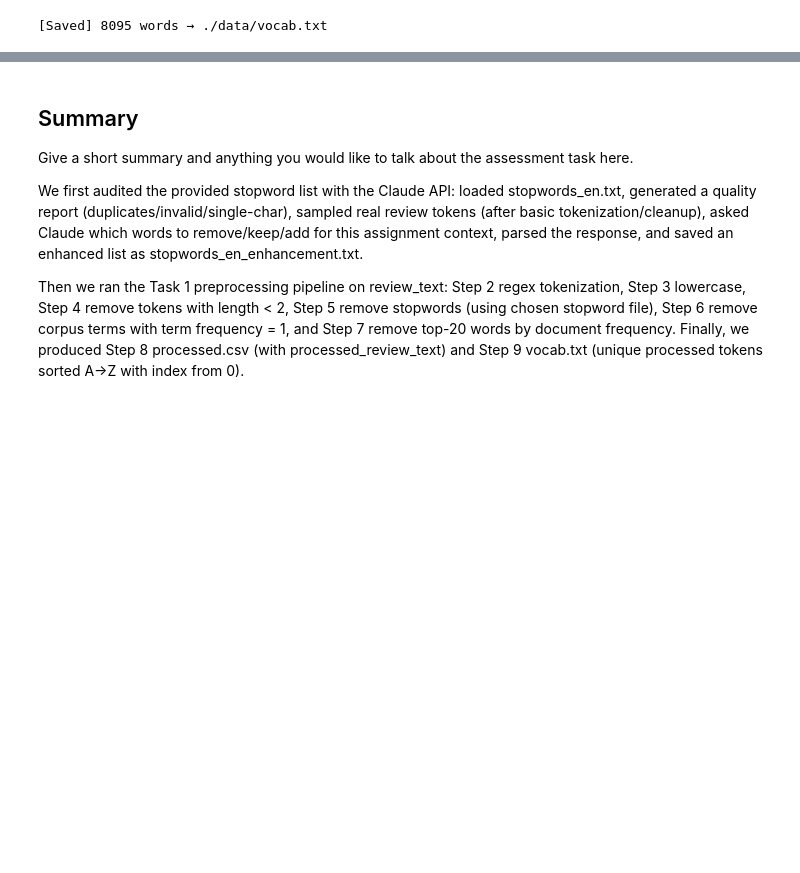
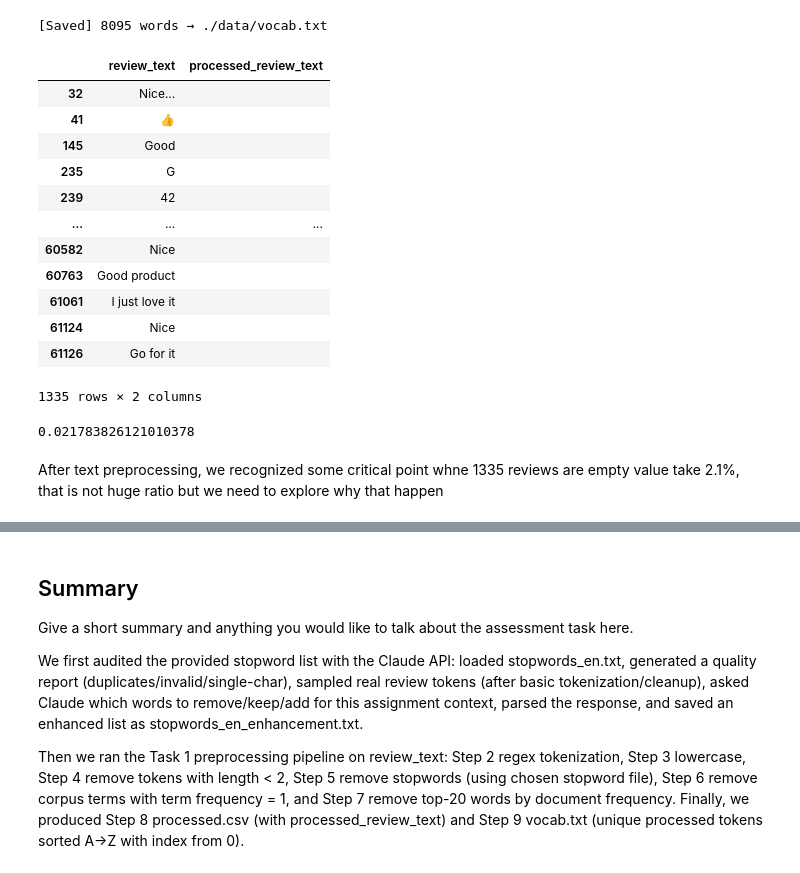
Before and after one commit to DatacollectorVN/RMIT-Advanced-Programming-for-Data-Science, a Jupyter notebook: assigments/group/task1.ipynb, the cells around one changed output, grey strips where cells are left out. Saved outputs shown, nothing was run; the diff lists cells and outputs as text; code cells hidden in the pictures; blank space fills up the shorter version.

```diff
--- a/assigments/group/task1.ipynb
+++ b/assigments/group/task1.ipynb
@@ -683,25 +683,25 @@ def preprocess(texts: list[str], stopwords: list[str], top_k_df: int = 20) -> li
     Apply Task1 Step 2 -> Step 7 on a collection of documents.
     Returns: list of token lists (one per document).
     """
-    stop_set = set(w.lower().strip() for w in stopwords if w.strip())
+    stop_set: set[str] = set(w.lower().strip() for w in stopwords if w.strip())
     # Step 2-5: tokenize, lowercase, len>=2, remove stopwords
-    docs = []
+    docs: list[list[str]] = []
     for text in texts:
-        tokens = TOKENIZER_PATTERN.findall(str(text))          # Step 2
+        tokens: list[str] = TOKENIZER_PATTERN.findall(str(text))          # Step 2
         tokens = [t.lower() for t in tokens]                   # Step 3
         tokens = [t for t in tokens if len(t) >= 2]            # Step 4
         tokens = [t for t in tokens if t not in stop_set]      # Step 5
         docs.append(tokens)
 
     # Step 6: remove words with term frequency == 1 in whole collection
-    tf = Counter(t for doc in docs for t in doc)
-    docs = [[t for t in doc if tf[t] > 1] for doc in docs]
+    tf: Counter[str] = Counter(t for doc in docs for t in doc)
+    docs: list[list[str]] = [[t for t in doc if tf[t] > 1] for doc in docs]
 
     # Step 7: remove top-20 most frequent words by document frequency
-    df = Counter()
+    doc_freq: Counter[str] = Counter()
     for doc in docs:
-        df.update(set(doc))  # each word counted once per document
-    top_df_words = {w for w, _ in df.most_common(top_k_df)}
+        doc_freq.update(set(doc))  # each word counted once per document
+    top_df_words: set[str] = {w for w, _ in doc_freq.most_common(top_k_df)}
     docs = [[t for t in doc if t not in top_df_words] for doc in docs]
     return docs
 
@@ -776,0 +760,23 @@ df_final.to_csv(OUTPUT_PATH, index=False, encoding="utf-8")
+# %%
+df_final[df_final["processed_review_text"]==''][["review_text", "processed_review_text"]]
+# %% [output]
+|  | review_text | processed_review_text |
+| 32 | Nice... |  |
+| 41 | 👍 |  |
+| 145 | Good |  |
+| 235 | G |  |
+| 239 | 42 |  |
+| ... | ... | ... |
+| 60582 | Nice |  |
+| 60763 | Good product |  |
+| 61061 | I just love it |  |
+| 61124 | Nice |  |
+| 61126 | Go for it |  |
+1335 rows × 2 columns
+# %%
+ratio = len(df_final[df_final["processed_review_text"]==''])/len(df_final)
+print(ratio)
+# %% [output]
+0.021783826121010378
+# %% [markdown]
+After text preprocessing, we recognized some critical point whne 1335 reviews are empty value take 2.1%, that is not huge ratio but we need to explore why that happen
```
Also changed, not shown: parts of 8 cells of this notebook, 1 other file.
